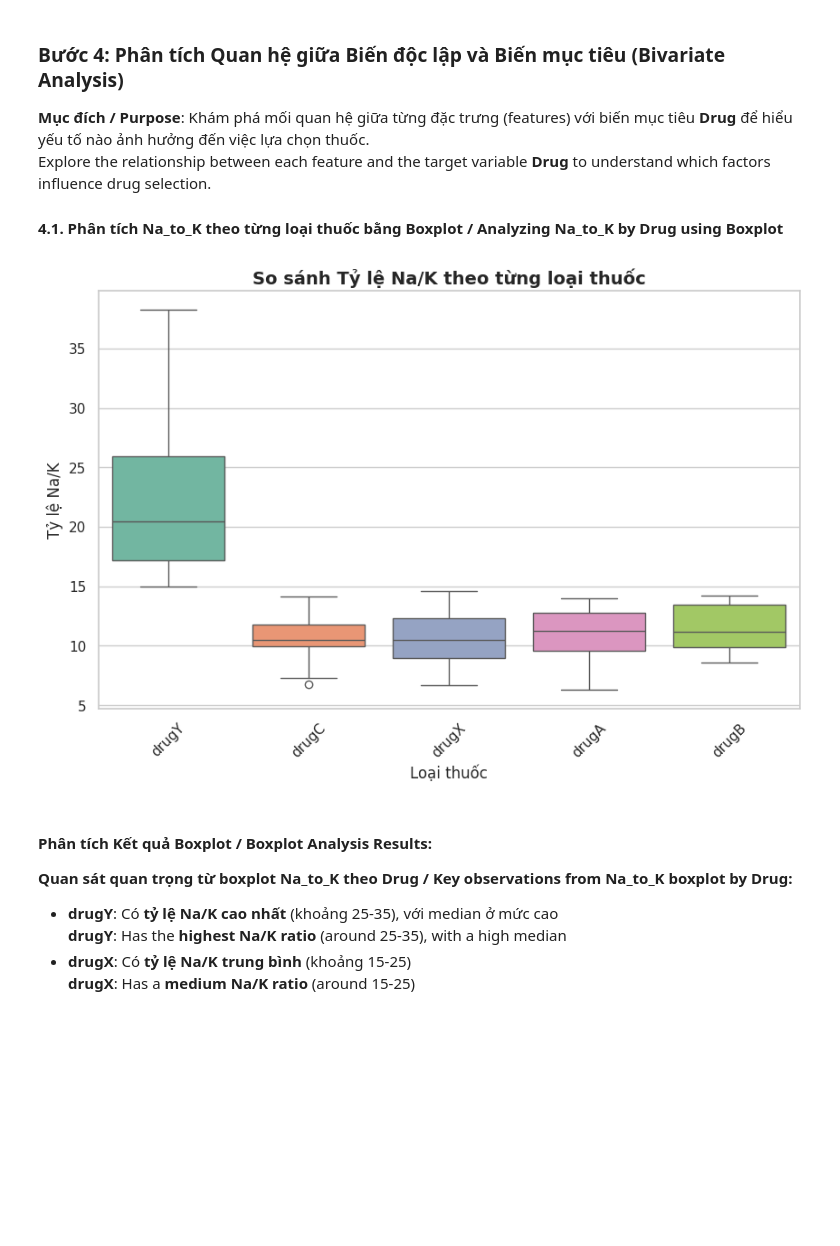
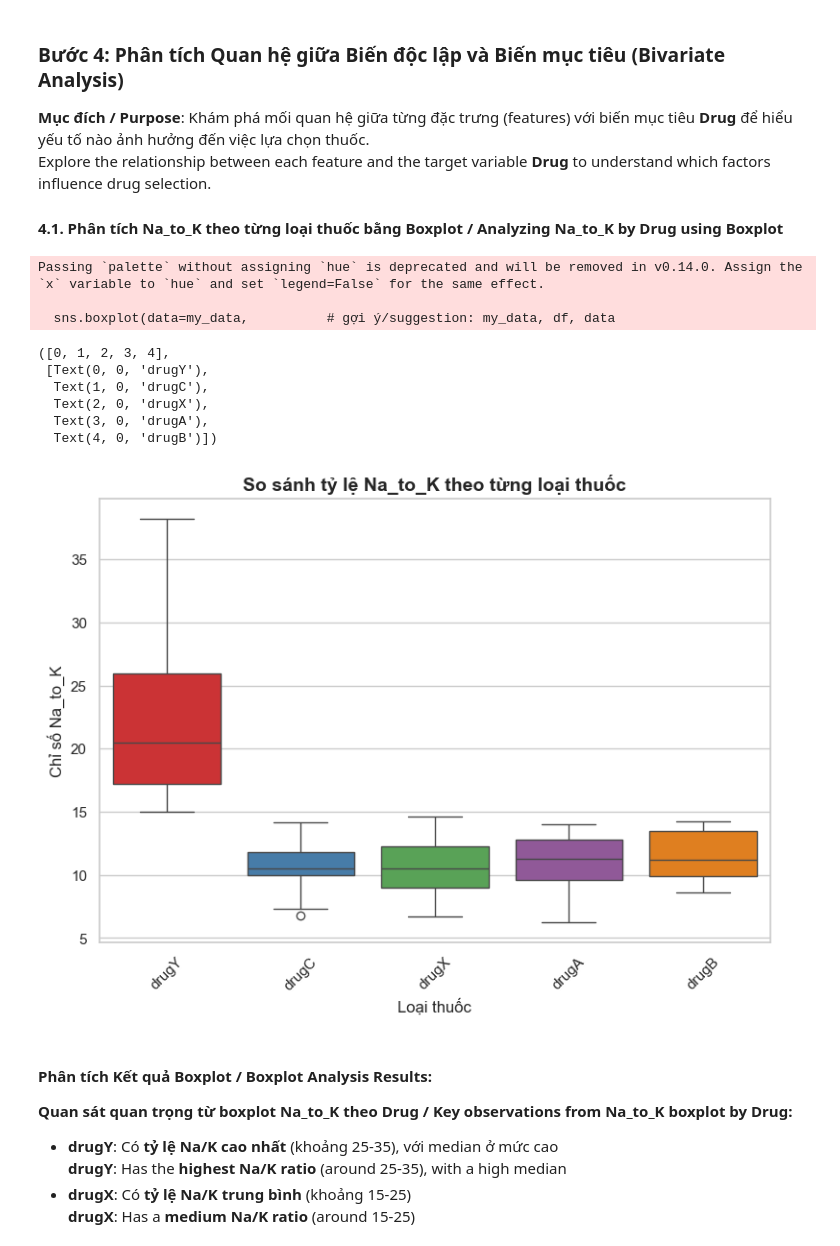
Before and after one commit to ArrayPowerPlay/Data_Science_practice, a Jupyter notebook: homework/session_2/Trực_quan_hoá_dữ_liệu_student.ipynb, the cells around one changed output. Cells and saved outputs as stored; diff of their text form; code cells hidden in the pictures; blank space fills up the shorter version.

```diff
--- a/homework/session_2/Trực_quan_hoá_dữ_liệu_student.ipynb
+++ b/homework/session_2/Trực_quan_hoá_dữ_liệu_student.ipynb
@@ -193,11 +193,11 @@ import pandas as pd
 
 # Read the CSV file into a DataFrame - pandas' main data structure
 # Đọc file CSV vào DataFrame - cấu trúc dữ liệu chính của pandas
-my_data = pd.read_csv("drug200.csv")
+my_data = pd.read_csv("../data/drug200.csv")
 
 # Display the first 5 records to inspect the data structure
 # Hiển thị 5 records đầu tiên để quan sát cấu trúc dữ liệu
-my_data.head(5)  # head() lets us quickly view the data structure and types / head() giúp chúng ta xem nhanh cấu trúc và kiểu dữ liệu
+my_data.head()  # head() lets us quickly view the data structure and types / head() giúp chúng ta xem nhanh cấu trúc và kiểu dữ liệu
 # %% [output]
 |  | Age | Sex | BP | Cholesterol | Na_to_K | Drug |
 | 0 | 23 | F | HIGH | HIGH | 25.355 | drugY |
@@ -243,7 +244,7 @@ import matplotlib.pyplot as plt  # Basic and flexible plotting library / Thư vi
 # %%
 # Configure style and appearance for plots
 # Cấu hình style và appearance cho các biểu đồ
-sns.set(style="whitegrid", palette="muted")  # Clean style with grid background and soft colors / Style sạch với lưới nền và màu sắc nhẹ nhàng
+sns.set_theme(style="whitegrid", palette="muted")  # Clean style with grid background and soft colors / Style sạch với lưới nền và màu sắc nhẹ nhàng
 plt.rcParams["figure.figsize"] = (7, 5)      # Set default figure size for plots / Đặt kích thước mặc định cho biểu đồ
 
 # Display the data again to ensure it has been loaded successfully
@@ -283,53 +284,58 @@ Explore the relationship between each feature and the target variable **Drug** t
 
 # Tạo khung hình với kích thước rộng hơn (10 x 6 inch) để biểu đồ dễ nhìn
 # Create a figure with larger size (10 x 6 inches) for better readability
-plt.figure(figsize=(TODO))   # gợi ý/suggestion: (7,5), (8,6), (10,6)
+plt.figure(figsize=(9, 6))   # gợi ý/suggestion: (7,5), (8,6), (10,6)
 
 # Vẽ boxplot:
 # - data=my_data: lấy dữ liệu từ DataFrame my_data
 # - x="Drug": trục X là loại thuốc
 # - y="Na_to_K": trục Y là chỉ số Na/K
 # - hue="Drug": tô màu theo từng loại thuốc
 # - palette="Set2": chọn bảng màu nhẹ nhàng Set2
 # - legend=False: không hiển thị chú thích (vì màu đã trùng với trục X)
 # Plot the boxplot:
 # - data=my_data: use data from DataFrame my_data
 # - x="Drug": X-axis is Drug type
 # - y="Na_to_K": Y-axis is Na/K ratio
 # - hue="Drug": color by Drug type
 # - palette="Set2": use soft Set2 color palette
 # - legend=False: do not display legend (colors already match X-axis)
-sns.boxplot(data=TODO,          # gợi ý/suggestion: my_data, df, data
-            x=TODO,             # gợi ý/suggestion: "Drug", "Cholesterol", "Sex"
-            y=TODO,             # gợi ý/suggestion: "Na_to_K", "Age", "BP"
-            hue=TODO,           # gợi ý/suggestion: "Drug", "BP", "Sex", None
-            palette=TODO,       # gợi ý/suggestion: "Set1", "Set2", "Set3", "coolwarm"
-            legend=TODO)        # gợi ý/suggestion: True, False
+sns.boxplot(data=my_data,          # gợi ý/suggestion: my_data, df, data
+            x='Drug',             # gợi ý/suggestion: "Drug", "Cholesterol", "Sex"
+            y='Na_to_K',             # gợi ý/suggestion: "Na_to_K", "Age", "BP"
+            hue=None,           # gợi ý/suggestion: "Drug", "BP", "Sex", None
+            palette='Set1',       # gợi ý/suggestion: "Set1", "Set2", "Set3", "coolwarm"
+            legend=True)        # gợi ý/suggestion: True, False
 
 # Đặt tiêu đề cho biểu đồ, cỡ chữ 14, in đậm
 # Set the plot title, font size 14, bold
-plt.title(TODO, fontsize=14, fontweight='bold')
+plt.title("So sánh tỷ lệ Na_to_K theo từng loại thuốc", fontsize=14, fontweight='bold')
 # gợi ý: "So sánh Tỷ lệ Na/K theo từng loại thuốc",
 #        "Phân bố Na_to_K",
 #        "So sánh chỉ số sức khỏe"
 
 # Đặt nhãn cho trục X
 # Set X-axis label
-plt.xlabel(TODO, fontsize=12)   # gợi ý/suggestion: "Loại thuốc", "Chỉ số BP", "Nhóm giới tính"
+plt.xlabel("Loại thuốc", fontsize=12)   # gợi ý/suggestion: "Loại thuốc", "Chỉ số BP", "Nhóm giới tính"
 
 # Đặt nhãn cho trục Y
 # Set Y-axis label
-plt.ylabel(TODO, fontsize=12)   # gợi ý/suggestion: "Tỷ lệ Na/K", "Độ tuổi", "Giá trị đo"
+plt.ylabel("Chỉ số Na_to_K", fontsize=12)   # gợi ý/suggestion: "Tỷ lệ Na/K", "Độ tuổi", "Giá trị đo"
 
 # Xoay nhãn trục X để tránh bị đè chữ (45 độ)
 # Rotate X-axis labels to avoid overlapping (45 degrees)
-plt.xticks(rotation=TODO)       # gợi ý/suggestion: 0, 30, 45, 90
-
-# Hiển thị biểu đồ
-# Display the plot
-plt.show()
+plt.xticks(rotation=45)       # gợi ý/suggestion: 0, 30, 45, 90
 # %% [output]
+Passing `palette` without assigning `hue` is deprecated and will be removed in v0.14.0. Assign the `x` variable to `hue` and set `legend=False` for the same effect.
+
+  sns.boxplot(data=my_data,          # gợi ý/suggestion: my_data, df, data
+([0, 1, 2, 3, 4],
+ [Text(0, 0, 'drugY'),
+  Text(1, 0, 'drugC'),
+  Text(2, 0, 'drugX'),
+  Text(3, 0, 'drugA'),
+  Text(4, 0, 'drugB')])
-[figure, old version]
+[figure, new version]
 # %% [markdown]
 #### Phân tích Kết quả Boxplot / Boxplot Analysis Results:
 
```
Also changed, not shown: parts of 11 cells of this notebook.
